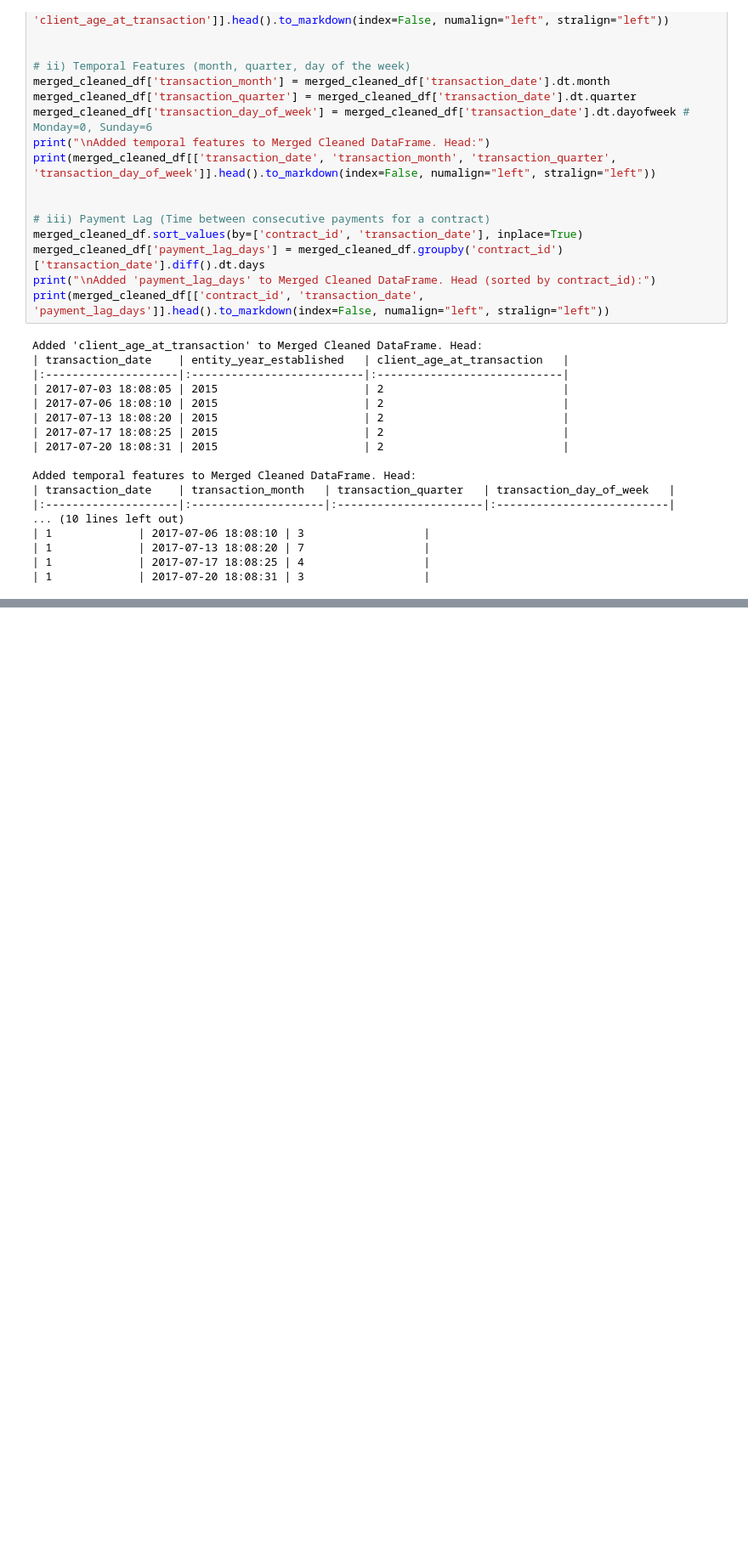
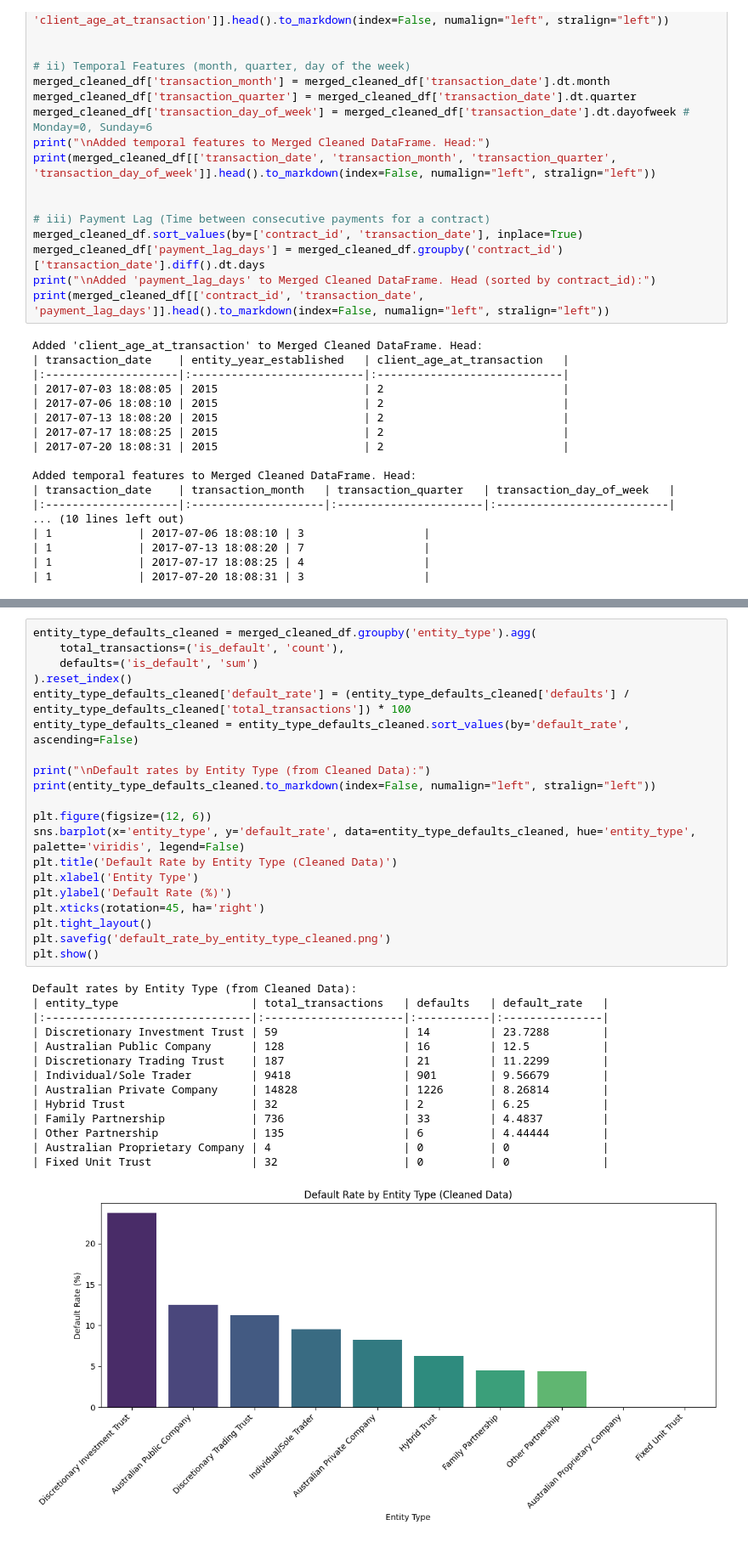
Before and after one commit to jack-braga/Jack-Braga-Case-Study, a Jupyter notebook: Analysis.ipynb, the cells around one changed output, grey strips where cells are left out. Shown: that part at 85% size. Drawn from its saved outputs; the diff is of its cells as text; blank space fills up the shorter version.

```diff
--- a/Analysis.ipynb
+++ b/Analysis.ipynb
@@ -388,0 +430,35 @@ Contract Default Summary - top 5:
+# %%
+entity_type_defaults_cleaned = merged_cleaned_df.groupby('entity_type').agg(
+    total_transactions=('is_default', 'count'),
+    defaults=('is_default', 'sum')
+).reset_index()
+entity_type_defaults_cleaned['default_rate'] = (entity_type_defaults_cleaned['defaults'] / entity_type_defaults_cleaned['total_transactions']) * 100
+entity_type_defaults_cleaned = entity_type_defaults_cleaned.sort_values(by='default_rate', ascending=False)
+
+print("\nDefault rates by Entity Type (from Cleaned Data):")
+print(entity_type_defaults_cleaned.to_markdown(index=False, numalign="left", stralign="left"))
+
+plt.figure(figsize=(12, 6))
+sns.barplot(x='entity_type', y='default_rate', data=entity_type_defaults_cleaned, hue='entity_type', palette='viridis', legend=False)
+plt.title('Default Rate by Entity Type (Cleaned Data)')
+plt.xlabel('Entity Type')
+plt.ylabel('Default Rate (%)')
+plt.xticks(rotation=45, ha='right')
+plt.tight_layout()
+plt.savefig('default_rate_by_entity_type_cleaned.png')
+plt.show()
+# %% [output]
+Default rates by Entity Type (from Cleaned Data):
+| entity_type                    | total_transactions   | defaults   | default_rate   |
+|:-------------------------------|:---------------------|:-----------|:---------------|
+| Discretionary Investment Trust | 59                   | 14         | 23.7288        |
+| Australian Public Company      | 128                  | 16         | 12.5           |
+| Discretionary Trading Trust    | 187                  | 21         | 11.2299        |
+| Individual/Sole Trader         | 9418                 | 901        | 9.56679        |
+| Australian Private Company     | 14828                | 1226       | 8.26814        |
+| Hybrid Trust                   | 32                   | 2          | 6.25           |
+| Family Partnership             | 736                  | 33         | 4.4837         |
+| Other Partnership              | 135                  | 6          | 4.44444        |
+| Australian Proprietary Company | 4                    | 0          | 0              |
+| Fixed Unit Trust               | 32                   | 0          | 0              |
+[figure, added]
```
Also changed, not shown: parts of 11 cells of this notebook.
